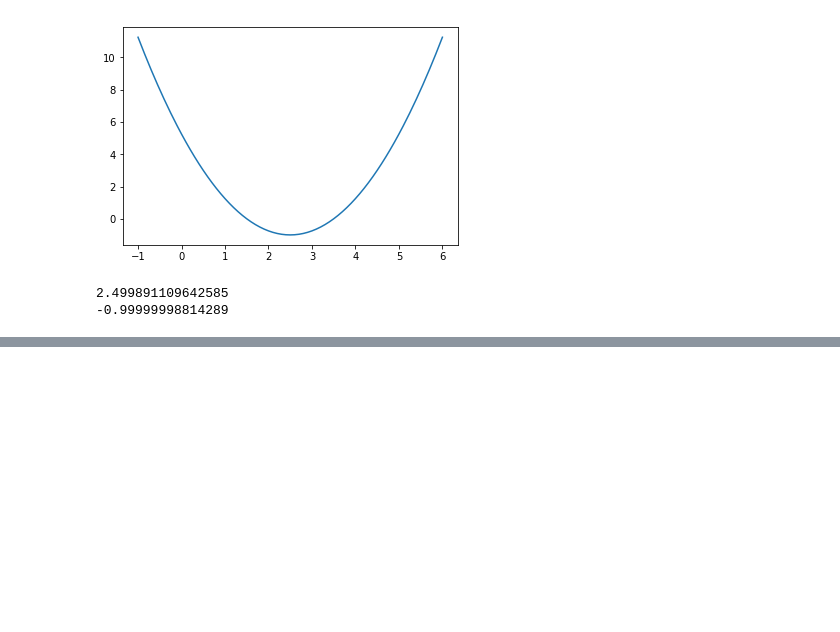
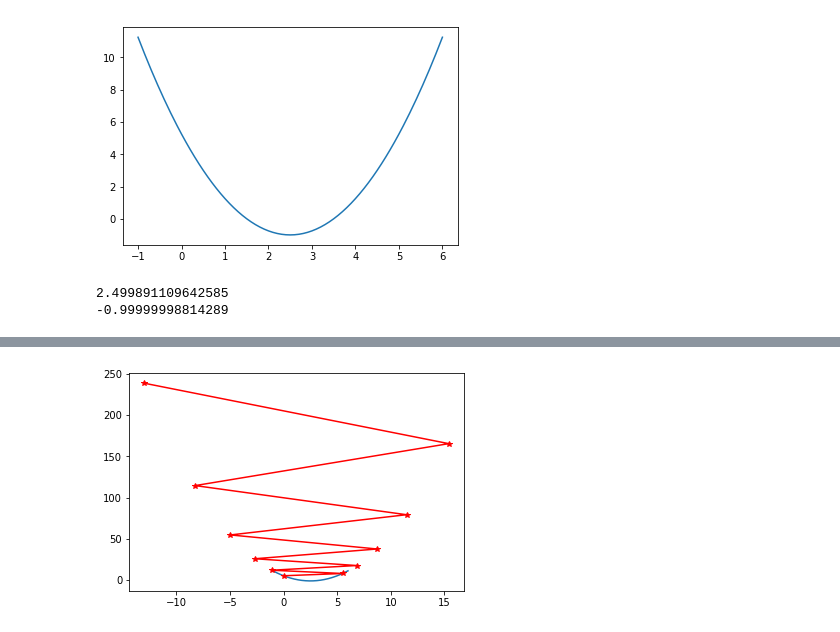
Before and after one commit to shihe110/Learn-Algorithms, a Jupyter notebook: 06-Gradient-Descent/Gradient-Descent-Impl.ipynb, the cells around one changed output, grey strips where cells are left out. Saved outputs shown, nothing was run; the diff lists cells and outputs as text; code cells hidden in the pictures; blank space fills up the shorter version.

```diff
--- a/06-Gradient-Descent/Gradient-Descent-Impl.ipynb
+++ b/06-Gradient-Descent/Gradient-Descent-Impl.ipynb
@@ -35,0 +96,23 @@ print(J(theta))
+# %%
+def J(theta):
+    try:
+        return (theta - 2.5)**2 - 1.
+    except:
+        return float('inf')
+#float的最大值
+# %%
+def gradient_descent(initial_theta, eta, n_iters = 1e4, epsilon=1e-8):
+    theta = initial_theta
+    theta_history.append(initial_theta)
+    i_iter = 0
+
+    while i_iter < n_iters:
+        gradient = dJ(theta)
+        last_theta = theta
+        theta = theta - eta * gradient
+        theta_history.append(theta)
+
+        if(abs(J(theta) - J(last_theta)) < epsilon):
+            break
+
+        i_iter += 1
@@ -35,0 +131,7 @@ print(J(theta))
+# %%
+eta = 1.1
+theta_history = []
+gradient_descent(0., eta, n_iters = 10)
+plot_theta_history()
+# %% [output]
+[figure, added]
```
Also changed, not shown: parts of 10 cells of this notebook.
